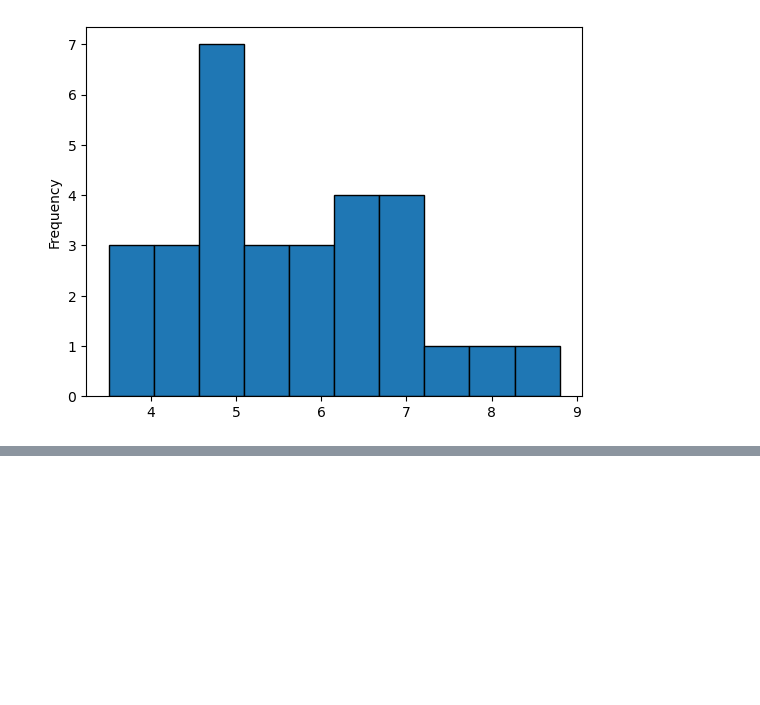
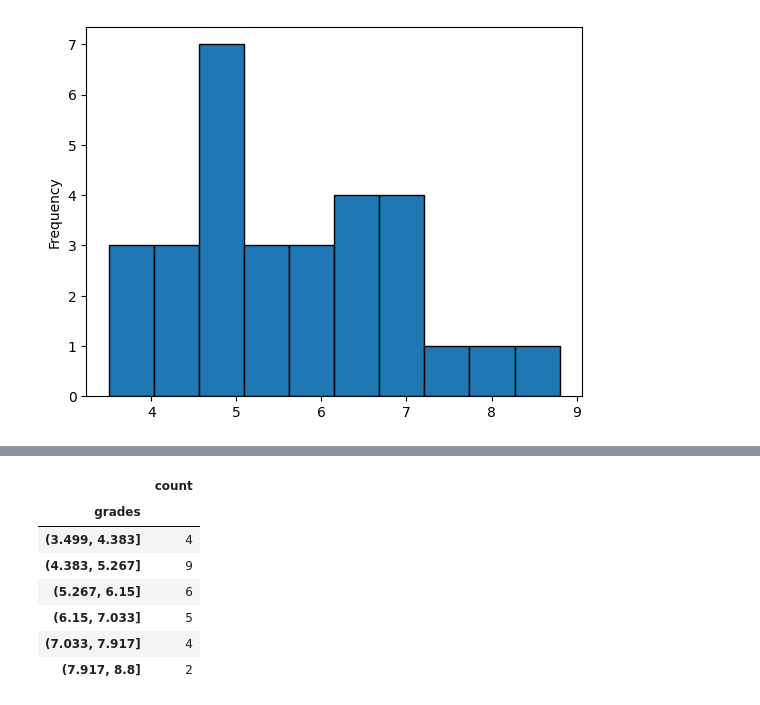
Before and after one commit to kiwsley/ciencia_de_dados, a Jupyter notebook: estatisticas/estatistica_descritiva_univariada_quanti_quali_ideia_intervalo.ipynb, the cells around one changed output, grey strips where cells are left out. Cells and saved outputs as stored; diff of their text form; code cells hidden in the pictures; blank space fills up the shorter version.

```diff
--- a/estatisticas/estatistica_descritiva_univariada_quanti_quali_ideia_intervalo.ipynb
+++ b/estatisticas/estatistica_descritiva_univariada_quanti_quali_ideia_intervalo.ipynb
@@ -116,0 +263,13 @@ df_notas["grades"].plot.hist(bins=5, edgecolor="black")
+# %%
+df_notas_intervalos=pd.cut(df_notas['grades'],bins=bins,include_lowest=True).value_counts().sort_index().to_frame()
+
+df_notas_intervalos
+# %% [output]
+|  | count |
+| grades |  |
+| (3.499, 4.383] | 4 |
+| (4.383, 5.267] | 9 |
+| (5.267, 6.15] | 6 |
+| (6.15, 7.033] | 5 |
+| (7.033, 7.917] | 4 |
+| (7.917, 8.8] | 2 |
```
Also changed, not shown: parts of 25 cells of this notebook.
